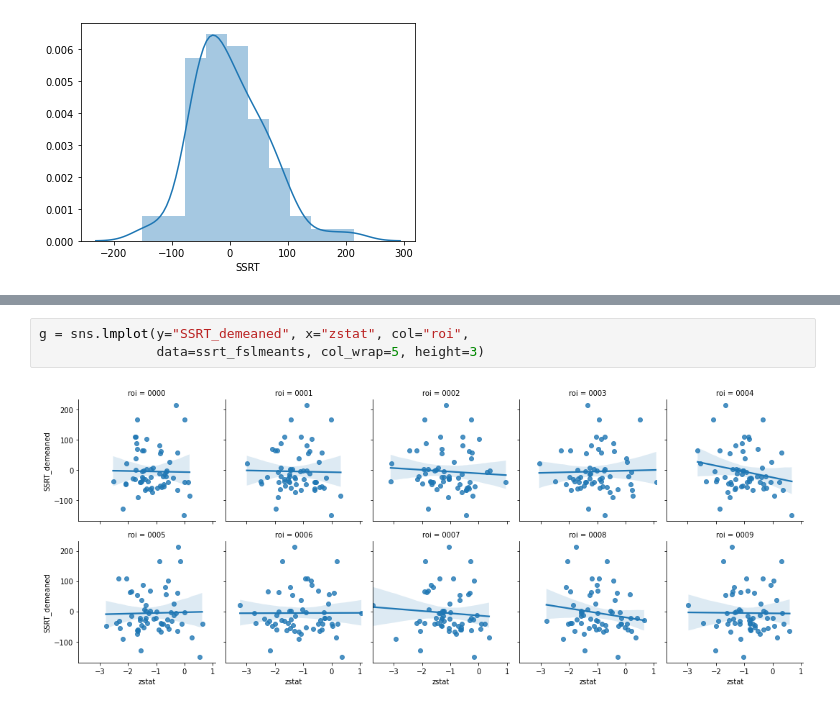
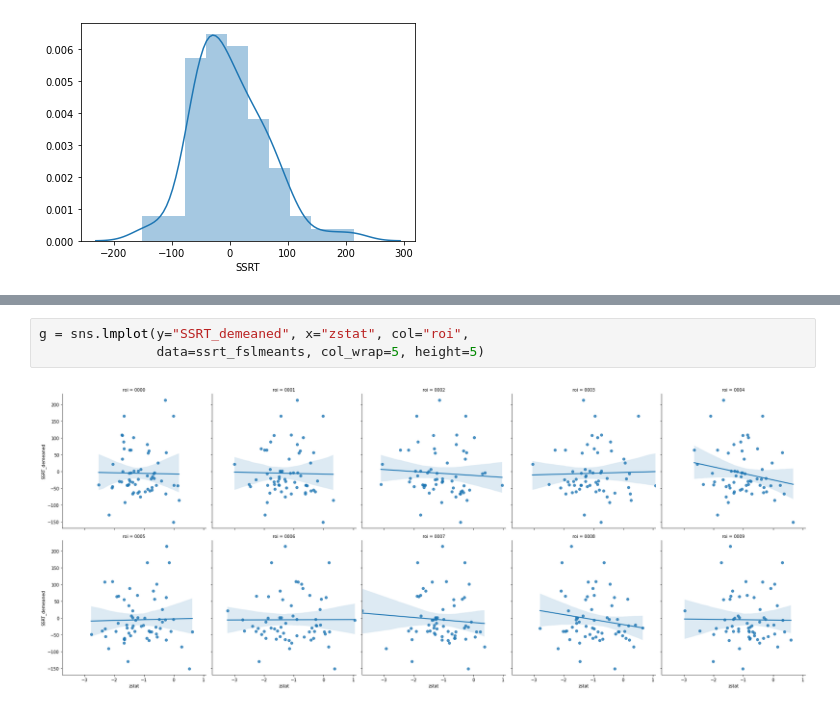
Before and after one commit to tbweng/ULG, a Jupyter notebook: analyses/brain-behavior_analysis.ipynb, the cells around one changed output, grey strips where cells are left out. Saved outputs shown, nothing was run; the diff lists cells and outputs as text.

Commit message:
change scatterplot height

```diff
--- a/analyses/brain-behavior_analysis.ipynb
+++ b/analyses/brain-behavior_analysis.ipynb
@@ -173,6 +173,6 @@ ssrt_fslmeants.head()
 | 4 | 1 | 1 | 60 | 0.252941 | 0.536559 | 283.618204 | -3.692167 | /home/06028/tbweng/corral/ULG/BID... | 0002 | ... |
 # %%
 g = sns.lmplot(y="SSRT_demeaned", x="zstat", col="roi",
-               data=ssrt_fslmeants, col_wrap=5, height=3)
+               data=ssrt_fslmeants, col_wrap=5, height=5)
 # %% [output]
-[figure, old version]
+[figure, new version]
```
